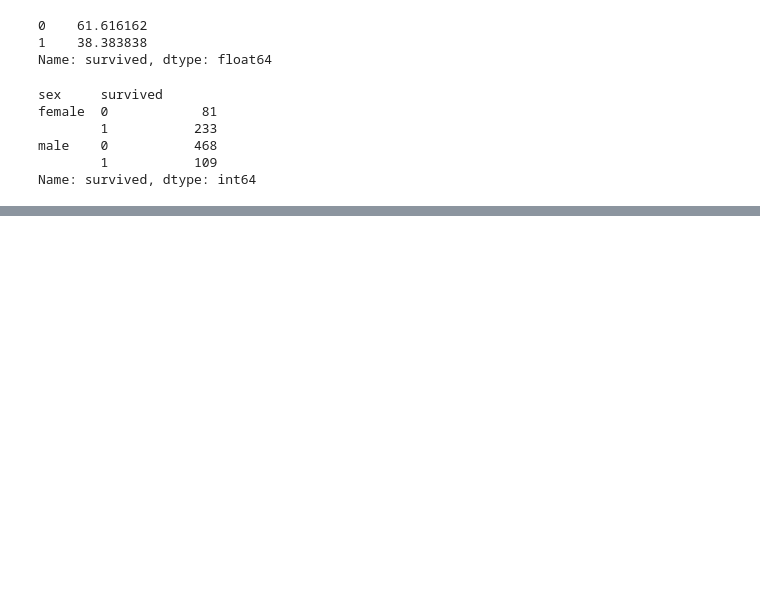
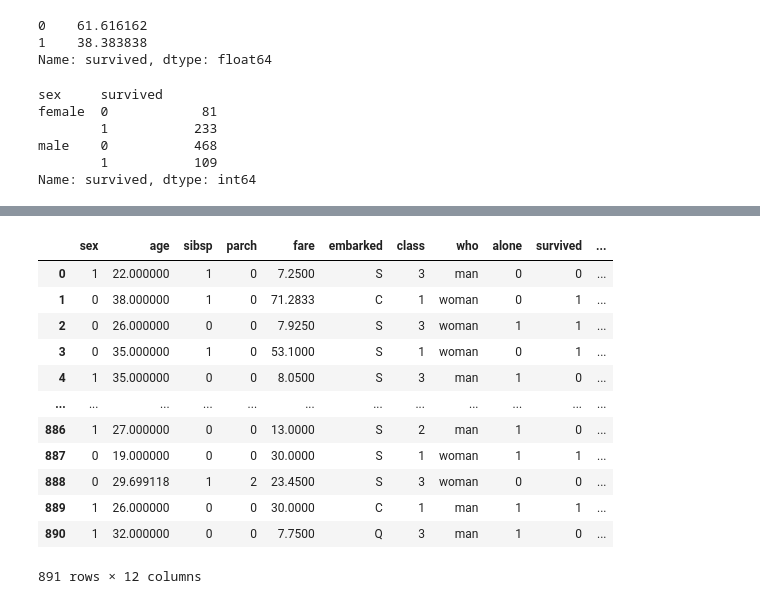
Before and after one commit to arowolo007/Japa-Predictive-Class, a Jupyter notebook: japa_class.ipynb, the cells around one changed output, grey strips where cells are left out. Drawn from its saved outputs; the diff is of its cells as text; code cells hidden in the pictures; blank space fills up the shorter version.

```diff
--- a/japa_class.ipynb
+++ b/japa_class.ipynb
@@ -32,0 +92,4 @@ Name: survived, dtype: int64
+# %%
+les = LabelEncoder()
+
+df['sex'] = les.fit_transform(df['sex'])
@@ -32,0 +114,2 @@ Name: survived, dtype: int64
+# %%
+df[['embarked_q','embarked_s']] = pd.get_dummies(df['embarked'], drop_first=True)
@@ -32,0 +130,8 @@ Name: survived, dtype: int64
+# %%
+# df['class'].nunique()
+
+df['class'].unique()
+
+clss = {'Third':3, 'First':1, 'Second':2}
+
+df['class'] = df['class'].map(clss)
@@ -32,0 +147,18 @@ Name: survived, dtype: int64
+# %%
+df['alone'] = df.alone.astype(int)
+# %%
+df
+# %% [output]
+|  | sex | age | sibsp | parch | fare | embarked | class | who | alone | survived | ... |
+| 0 | 1 | 22.000000 | 1 | 0 | 7.2500 | S | 3 | man | 0 | 0 | ... |
+| 1 | 0 | 38.000000 | 1 | 0 | 71.2833 | C | 1 | woman | 0 | 1 | ... |
+| 2 | 0 | 26.000000 | 0 | 0 | 7.9250 | S | 3 | woman | 1 | 1 | ... |
+| 3 | 0 | 35.000000 | 1 | 0 | 53.1000 | S | 1 | woman | 0 | 1 | ... |
+| 4 | 1 | 35.000000 | 0 | 0 | 8.0500 | S | 3 | man | 1 | 0 | ... |
+| ... | ... | ... | ... | ... | ... | ... | ... | ... | ... | ... | ... |
+| 886 | 1 | 27.000000 | 0 | 0 | 13.0000 | S | 2 | man | 1 | 0 | ... |
+| 887 | 0 | 19.000000 | 0 | 0 | 30.0000 | S | 1 | woman | 1 | 1 | ... |
+| 888 | 0 | 29.699118 | 1 | 2 | 23.4500 | S | 3 | woman | 0 | 0 | ... |
+| 889 | 1 | 26.000000 | 0 | 0 | 30.0000 | C | 1 | man | 1 | 1 | ... |
+| 890 | 1 | 32.000000 | 0 | 0 | 7.7500 | Q | 3 | man | 1 | 0 | ... |
+891 rows × 12 columns
```
Also changed, not shown: parts of 24 cells of this notebook.
